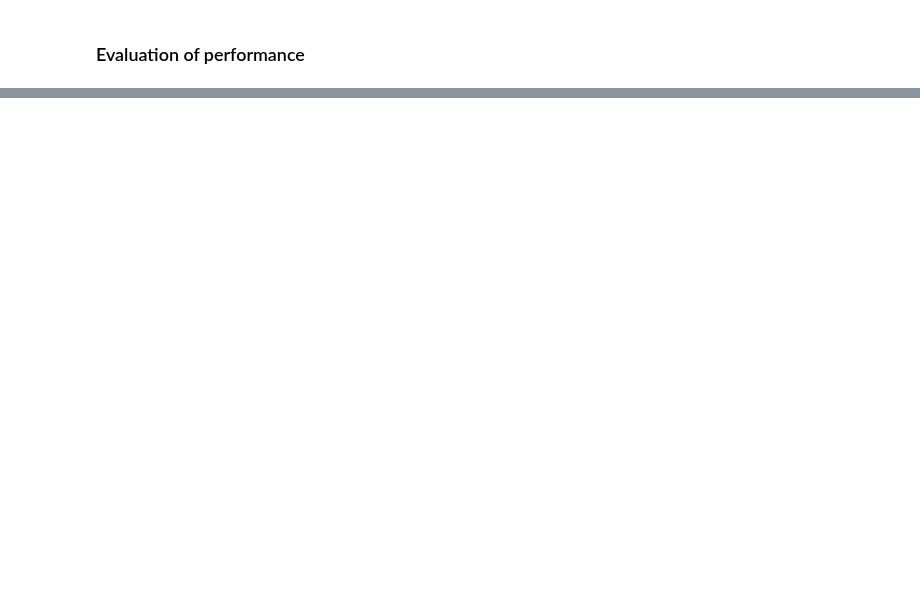
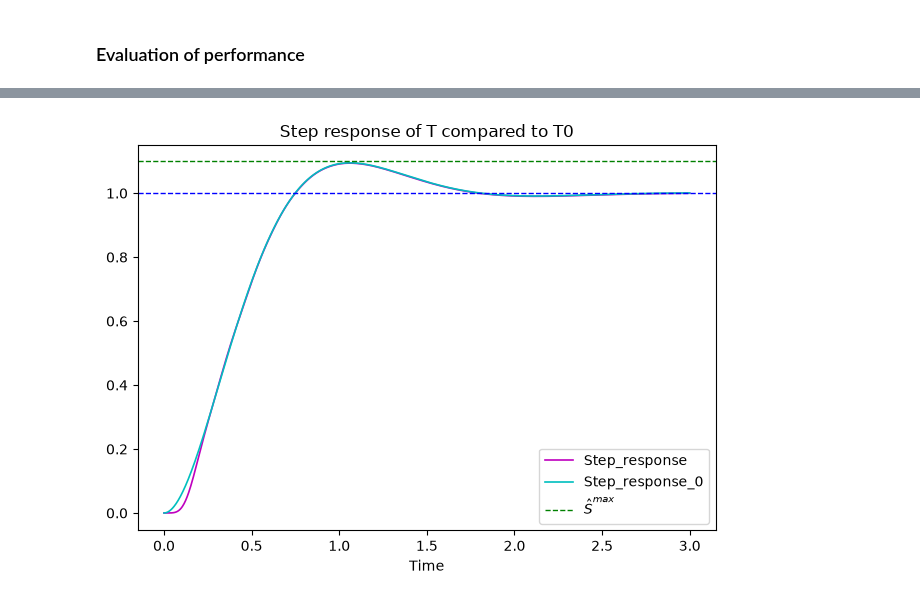
Before and after one commit to giannibi/rpc-scripts, a Jupyter notebook: examples/Part4/05 Hinfinity_ModelMatch.ipynb, the cells around one changed output, grey strips where cells are left out. Drawn from its saved outputs; the diff is of its cells as text; code cells hidden in the pictures; blank space fills up the shorter version.

```diff
--- a/examples/Part4/05 Hinfinity_ModelMatch.ipynb
+++ b/examples/Part4/05 Hinfinity_ModelMatch.ipynb
@@ -267,0 +275,16 @@ plt.show()
+# %%
+# Step response of T compared to T0
+t, step_ = ct.step_response(T, np.linspace(0, 3, 1000))
+t, step0_ = ct.step_response(T_0,np.linspace(0,3,1000))
+plt.plot(t, step_, label="Step_response", linewidth=1.2, color='m')
+plt.plot(t, step0_, label="Step_response_0", linewidth=1.2, color='c')
+plt.axhline(y=1, color='b', linestyle='--', linewidth=1, label="")
+plt.axhline(y=1.1, color='g', linestyle='--', linewidth=1, label=r"$\hat{S}^{max}$")
+plt.xlabel("Time")
+plt.title(r'Step response of T compared to T0')
+plt.legend()
+
+plt.tight_layout()
+plt.show()
+# %% [output]
+[figure, added]
```
Also changed, not shown: parts of 17 cells of this notebook, 3 other files.
